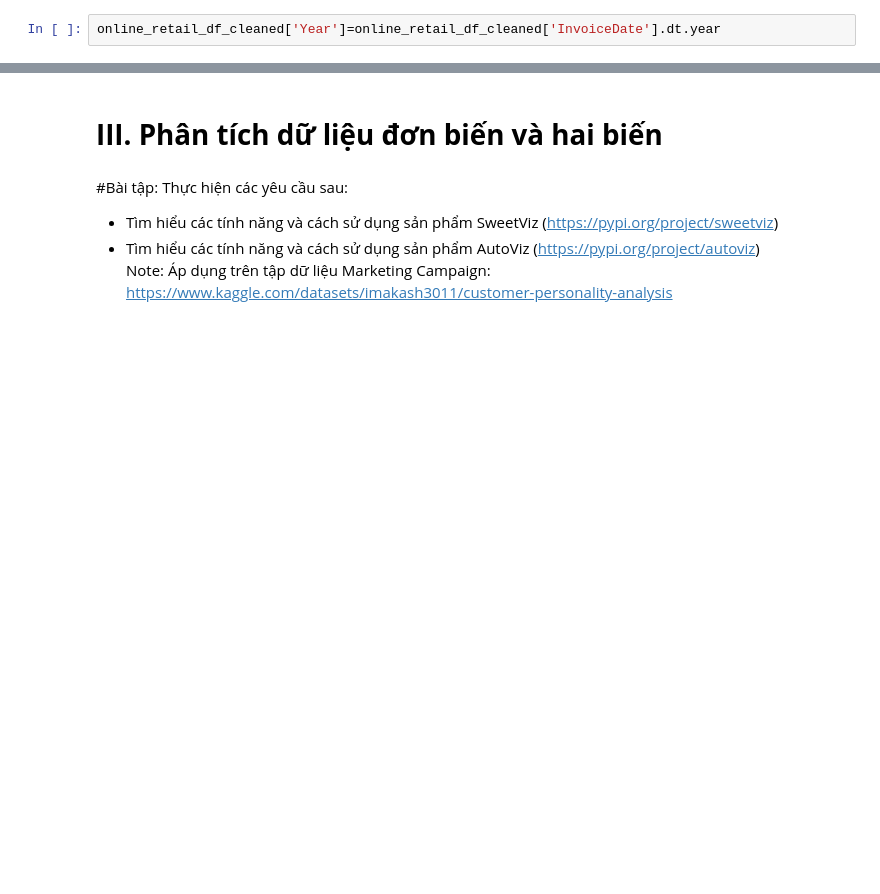
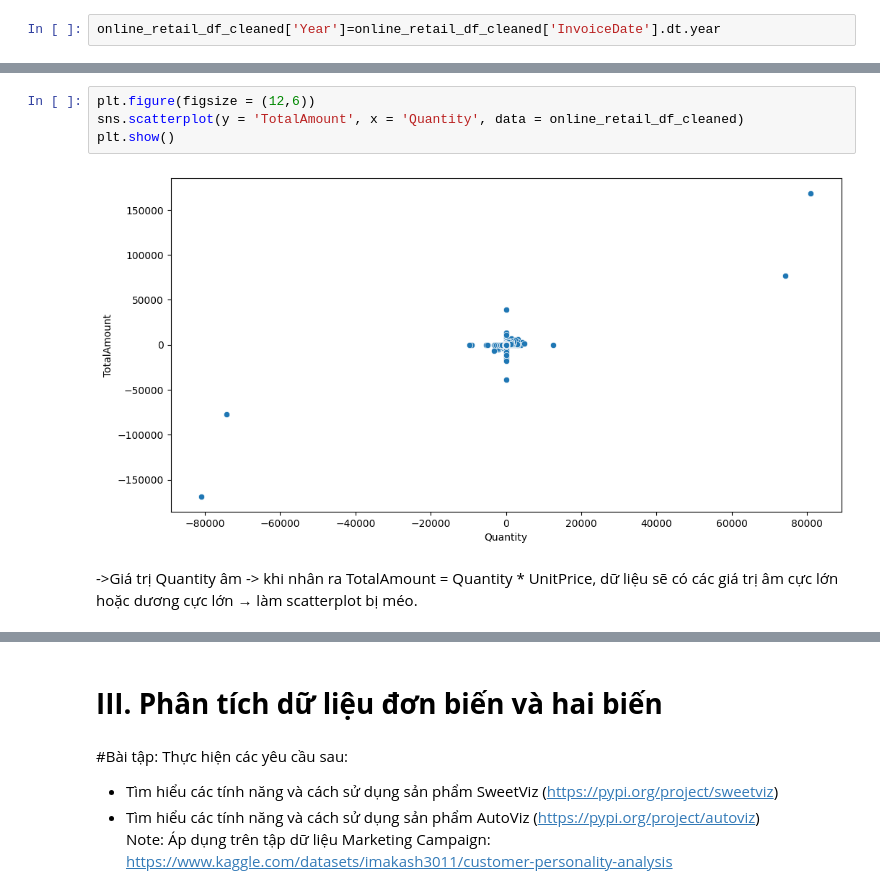
Before and after one commit to ducnhan123-co/SGU_2025_Machine_Learning_Basics, a Jupyter notebook: WEEK5/sample_EDA-Copy1.ipynb, the cells around one changed output, grey strips where cells are left out. Drawn from its saved outputs; the diff is of its cells as text; blank space fills up the shorter version.

```diff
--- a/WEEK5/sample_EDA-Copy1.ipynb
+++ b/WEEK5/sample_EDA-Copy1.ipynb
@@ -310,0 +311,8 @@ array([2010, 2011], dtype=int32)
+# %%
+plt.figure(figsize = (12,6))
+sns.scatterplot(y = 'TotalAmount', x = 'Quantity', data = online_retail_df_cleaned)
+plt.show()
+# %% [output]
+[figure, added]
+# %% [markdown]
+->Giá trị Quantity âm -> khi nhân ra TotalAmount = Quantity * UnitPrice, dữ liệu sẽ có các giá trị âm cực lớn hoặc dương cực lớn → làm scatterplot bị méo.
```
Also changed, not shown: parts of 29 cells of this notebook, 2 other files.
